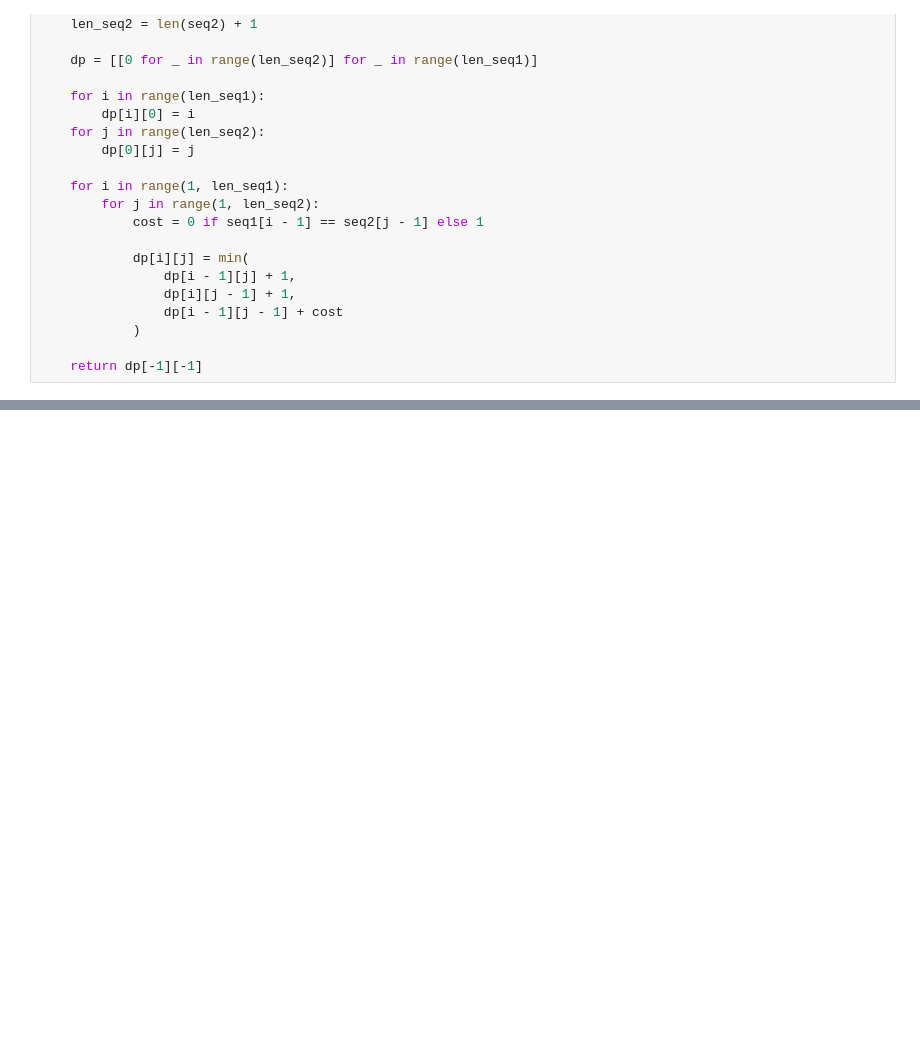
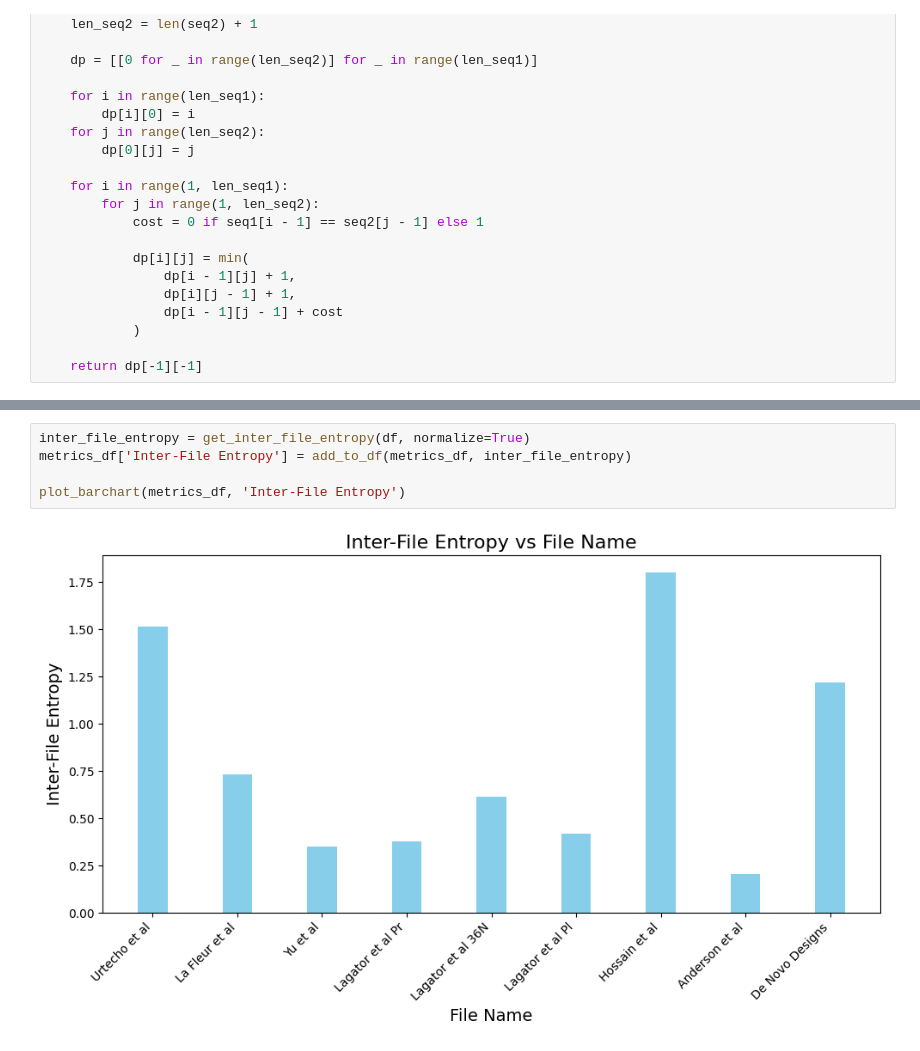
Before and after one commit to Rhys-sg/e.-coli-promoter-prediction, a Jupyter notebook: individual_files.ipynb, the cells around one changed output, grey strips where cells are left out. Drawn from its saved outputs; the diff is of its cells as text; blank space fills up the shorter version.

```diff
--- a/individual_files.ipynb
+++ b/individual_files.ipynb
@@ -101,0 +119,7 @@ individual_files_module.file_bar_chart(average_pairwise_distances, file_order, y
+# %%
+inter_file_entropy = get_inter_file_entropy(df, normalize=True)
+metrics_df['Inter-File Entropy'] = add_to_df(metrics_df, inter_file_entropy)
+
+plot_barchart(metrics_df, 'Inter-File Entropy')
+# %% [output]
+[figure, added]
```
Also changed, not shown: parts of 26 cells of this notebook, 2 other files.
